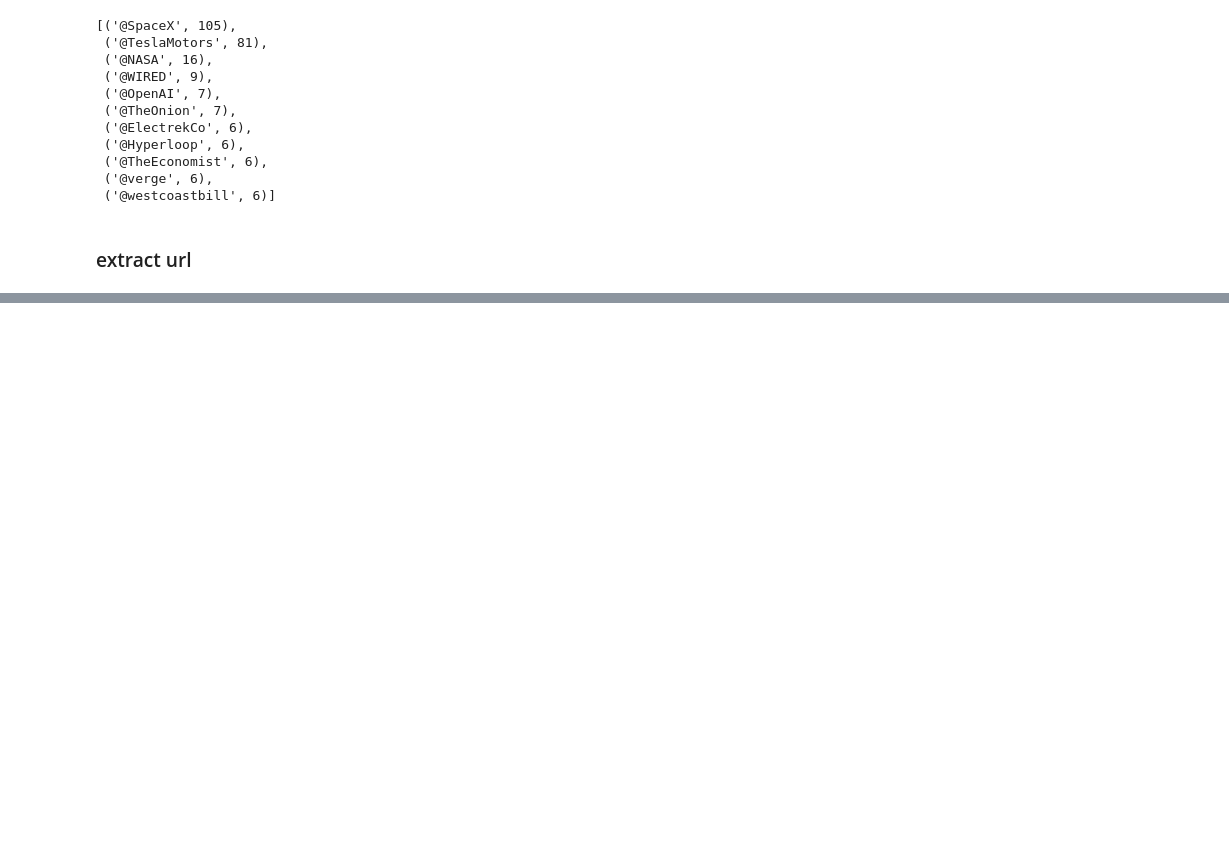
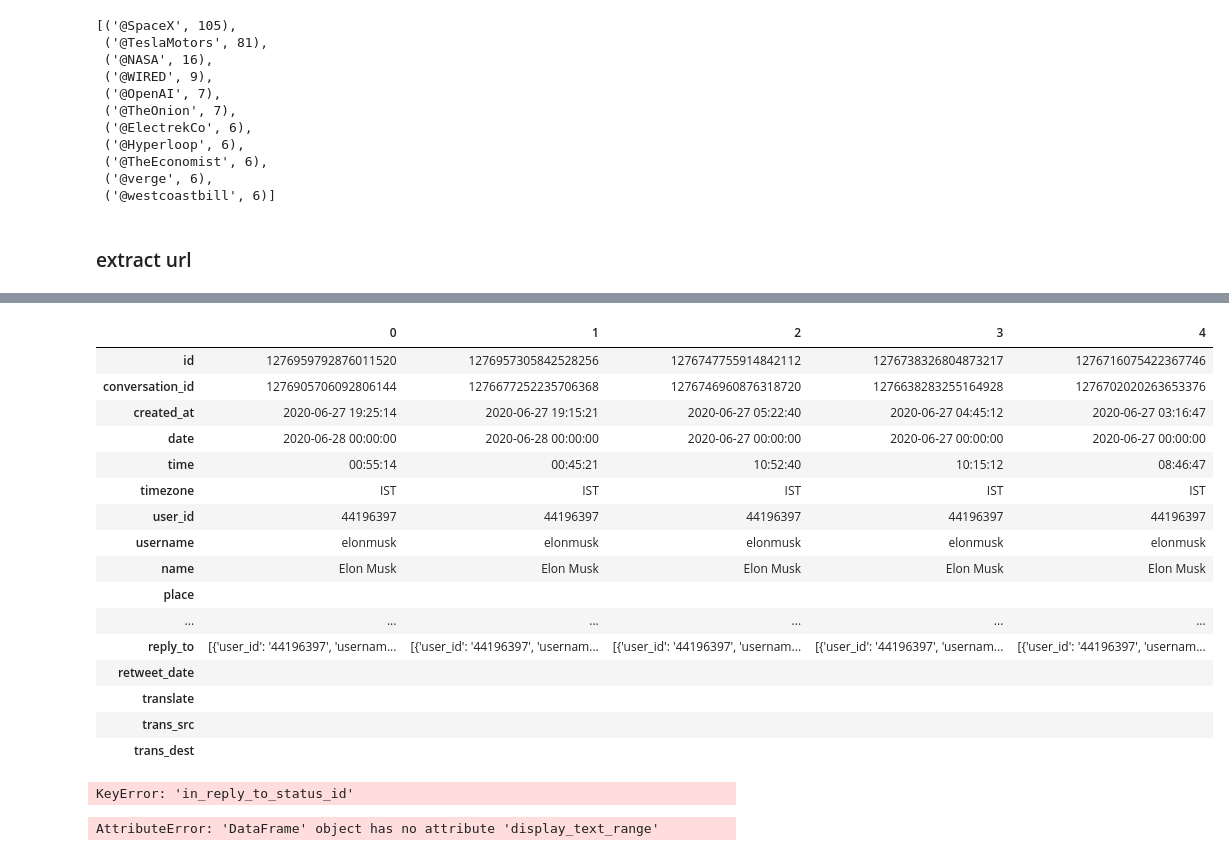
Before and after one commit to flavorfan/fan_data_scient, a Jupyter notebook: ElonMustTweetAnalysis/ElonMuskTweetAnalysis.ipynb, the cells around one changed output, grey strips where cells are left out. Saved outputs shown, nothing was run; the diff lists cells and outputs as text; code cells hidden in the pictures; blank space fills up the shorter version.

Commit message:
add elonmusk analysis ipynb and data

```diff
--- a/ElonMustTweetAnalysis/ElonMuskTweetAnalysis.ipynb
+++ b/ElonMustTweetAnalysis/ElonMuskTweetAnalysis.ipynb
@@ -300,0 +340,2 @@ sorted(tweet_counts(who_he_rts, 5), key = lambda x: x[1], reverse = True)
+# %%
+em_tweet_full = pd.read_json('data/elonmusk.json',lines=True)
@@ -300,0 +362,37 @@ sorted(tweet_counts(who_he_rts, 5), key = lambda x: x[1], reverse = True)
+# %%
+em_tweet_full.head().T
+# %% [output]
+|  | 0 | 1 | 2 | 3 | 4 |
+| id | 1276959792876011520 | 1276957305842528256 | 1276747755914842112 | 1276738326804873217 | 1276716075422367746 |
+| conversation_id | 1276905706092806144 | 1276677252235706368 | 1276746960876318720 | 1276638283255164928 | 1276702020263653376 |
+| created_at | 2020-06-27 19:25:14 | 2020-06-27 19:15:21 | 2020-06-27 05:22:40 | 2020-06-27 04:45:12 | 2020-06-27 03:16:47 |
+| date | 2020-06-28 00:00:00 | 2020-06-28 00:00:00 | 2020-06-27 00:00:00 | 2020-06-27 00:00:00 | 2020-06-27 00:00:00 |
+| time | 00:55:14 | 00:45:21 | 10:52:40 | 10:15:12 | 08:46:47 |
+| timezone | IST | IST | IST | IST | IST |
+| user_id | 44196397 | 44196397 | 44196397 | 44196397 | 44196397 |
+| username | elonmusk | elonmusk | elonmusk | elonmusk | elonmusk |
+| name | Elon Musk | Elon Musk | Elon Musk | Elon Musk | Elon Musk |
+| place |  |  |  |  |  |
+| ... | ... | ... | ... | ... | ... |
+| reply_to | [{'user_id': '44196397', 'usernam... | [{'user_id': '44196397', 'usernam... | [{'user_id': '44196397', 'usernam... | [{'user_id': '44196397', 'usernam... | [{'user_id': '44196397', 'usernam... |
+| retweet_date |  |  |  |  |  |
+| translate |  |  |  |  |  |
+| trans_src |  |  |  |  |  |
+| trans_dest |  |  |  |  |  |
+# %%
+# fixup some columns
+
+#  data is different
+
+em_tweet_full['in_reply_to_status_id']     = em_tweet_full['in_reply_to_status_id'].astype(pd.Int64Dtype())
+em_tweet_full['in_reply_to_status_id_str'] = em_tweet_full['in_reply_to_status_id_str'].astype(pd.Int64Dtype())
+em_tweet_full['in_reply_to_user_id']       = em_tweet_full['in_reply_to_user_id'].astype(pd.Int64Dtype())
+em_tweet_full['in_reply_to_user_id_str']   = em_tweet_full['in_reply_to_user_id_str'].astype(pd.Int64Dtype())
+em_tweet_full['quoted_status_id']          = em_tweet_full['quoted_status_id'].astype(pd.Int64Dtype())
+em_tweet_full['quoted_status_id_str']      = em_tweet_full['quoted_status_id_str'].astype(pd.Int64Dtype())
+# %% [output]
+KeyError: 'in_reply_to_status_id'
+# %%
+em_tweet_full[['text_start', 'text_stop']] = pd.DataFrame(em_tweet_full.display_text_range.values.to_list(), index= em_tweet_full.index)
+# %% [output]
+AttributeError: 'DataFrame' object has no attribute 'display_text_range'
```
Also changed, not shown: parts of 11 cells of this notebook, 1 other file.
